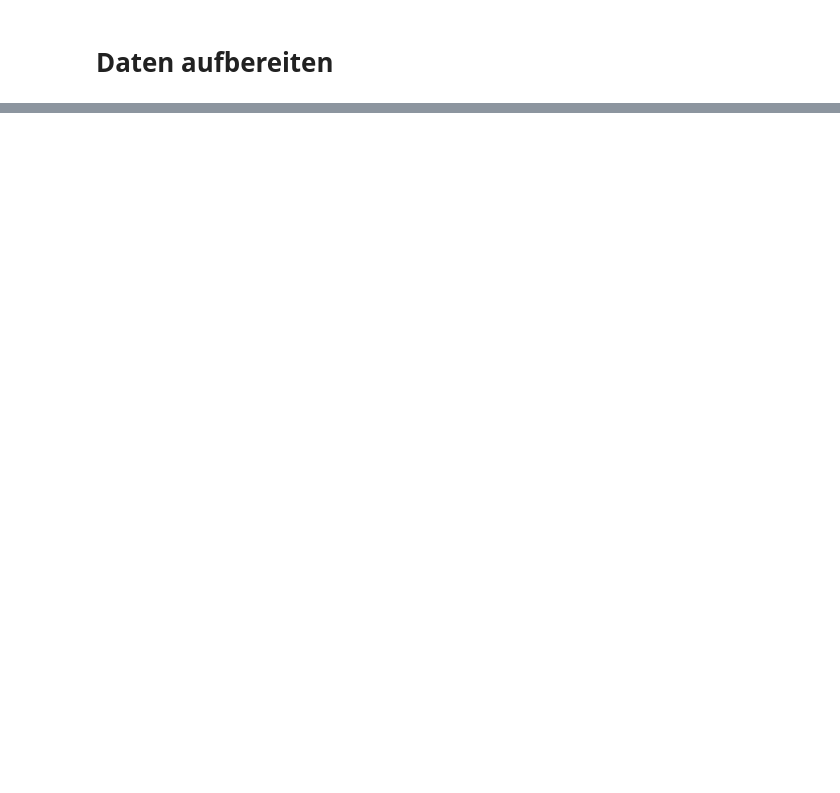
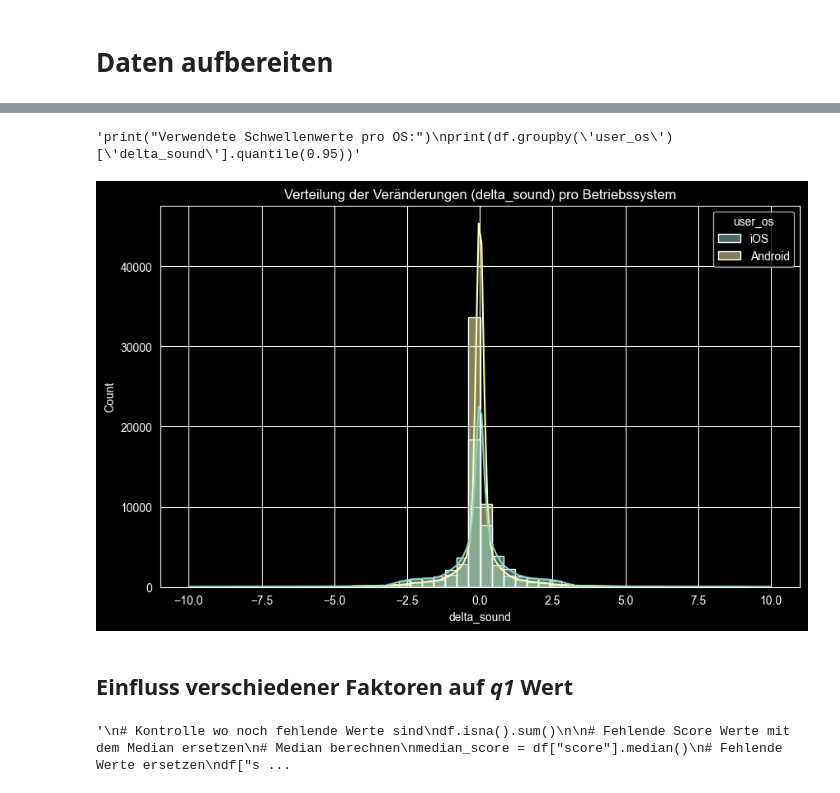
Before and after one commit to berielias-cpu/MasterArbeit, a Jupyter notebook: Masterarbeit/01_EDA_V2.1.ipynb, the cells around one changed output, grey strips where cells are left out. Saved outputs shown, nothing was run; the diff lists cells and outputs as text; code cells hidden in the pictures; blank space fills up the shorter version.

```diff
--- a/Masterarbeit/01_EDA_V2.1.ipynb
+++ b/Masterarbeit/01_EDA_V2.1.ipynb
@@ -424,0 +589,77 @@ pm4py.write_xes(log, '/Users/elias/Desktop/Uni/4. Semester : Masterarbeit/2026-0
+# %%
+# Fix für #ZAHL! bei onset_duration
+# Alle nicht-numerischen Werte in onset_duration zu NaN machen
+df["onset_duration"] = pd.to_numeric(df["onset_duration"], errors="coerce")
+# %%
+# Sound - Veränderungen berechnen (Delta)
+df = df.sort_values(by=["user_id", "created_at"])
+df['delta_sound'] = df.groupby('user_id')['sound_norm'].diff()
+df['delta_score'] = df.groupby('user_id')['score'].diff()
+
+# Dynamische Schwelle zur Bias-Korrektur (OS-spezifisch)
+# Berechnung des 95%-Quantil für jedes OS, um unterschiedliche Hardware-Varianz auszugleichen
+os_thresholds = df.groupby('user_os')['delta_sound'].transform(lambda x: x.quantile(0.95)) # wenn delta_sound eine Veränderung > 5% hat = Verschlechterung
+
+# Flag setzen: War das vorherige Event eine Sound-Verschlechterung?
+df['after_noise_burst'] = df.groupby('user_id')['delta_sound'].shift(1) > os_thresholds
+df['after_noise_burst'] = df['after_noise_burst'].fillna(False)
+
+# Optional: Validierung/Dokumentation der Verteilung
+'''print("Verwendete Schwellenwerte pro OS:")
+print(df.groupby('user_os')['delta_sound'].quantile(0.95))'''
+# %% [output]
+'print("Verwendete Schwellenwerte pro OS:")\nprint(df.groupby(\'user_os\')[\'delta_sound\'].quantile(0.95))'
+# %%
+# Vergleich der Deltas -> zeigt, dass wir eine dynamische und keine fixe Schwelle brauchen
+plt.figure(figsize=(10, 6))
+sns.histplot(data=df, x='delta_sound', hue='user_os', kde=True, bins=50)
+plt.title('Verteilung der Veränderungen (delta_sound) pro Betriebssystem')
+plt.show()
+# %% [output]
+[figure, added]
+# %% [markdown]
+## Einfluss verschiedener Faktoren auf *q1* Wert
+# %%
+# Idee hinter diesem Codeblock:
+#   im nächsten Codeblock wird der Einfluss der Faktoren auf das Auftreten von q1 überprüft,
+#   aber Zeilen, die fehlende Werte enthalten, werden gelöscht. Wenn ich die fehlenden Werte
+#   davor auffülle, dann könnte das den Einfluss der Faktoren auf das Auftreten von q1 beeinflussen.
+#   --> Ergebnis: Reihenfolge bleibt gleich. Beeinflussung um jeweils 1 Prozentpunkt.
+#                 Daher kann man das vernachlässigen.
+
+# Das Gleiche gilt für die Auswertung bei dem "Einfluss der Faktoren den Score"
+# Dort sind es Veränderungen um jeweils 1-2 Prozentpunkte
+
+'''
+# Kontrolle wo noch fehlende Werte sind
+df.isna().sum()
+
+# Fehlende Score Werte mit dem Median ersetzen
+# Median berechnen
+median_score = df["score"].median()
+# Fehlende Werte ersetzen
+df["score"] = df["score"].fillna(median_score)
+print(f"Eingesetzter Median (Score): {median_score}")
+
+# Fehlende sound_norm Werte mit Median des jeweiligen OS ersetzen
+df['sound_norm'] = df['sound_norm'].fillna(df.groupby('user_os')['sound_norm'].transform('median'))
+
+# Fehlende Age Werte mit dem Median ersetzen
+# Median berechnen
+median_age = df["age"].median()
+# Fehlende Werte ersetzen
+df["age"] = df["age"].fillna(median_age)
+print(f"Eingesetzter Median (Age): {median_age}")
+
+# Fehlende Onsetduration Werte mit dem Median ersetzen
+# Median berechnen
+median_ons = df["onset_duration"].median()
+# Fehlende Werte ersetzen
+df["onset_duration"] = df["onset_duration"].fillna(median_ons)
+print(f"Eingesetzter Median (Onsetduration): {median_ons}")
+
+# Fehlende time_to_prev_event Werte mit 0 ersetzen
+df["time_to_prev_event"] = df["time_to_prev_event"].fillna(0).astype(int)
+'''
+# %% [output]
+'\n# Kontrolle wo noch fehlende Werte sind\ndf.isna().sum()\n\n# Fehlende Score Werte mit dem Median ersetzen\n# Median berechnen\nmedian_score = df["score"].median()\n# Fehlende Werte ersetzen\ndf["s ...
```
Also changed, not shown: parts of 122 cells of this notebook, 2 other files.
